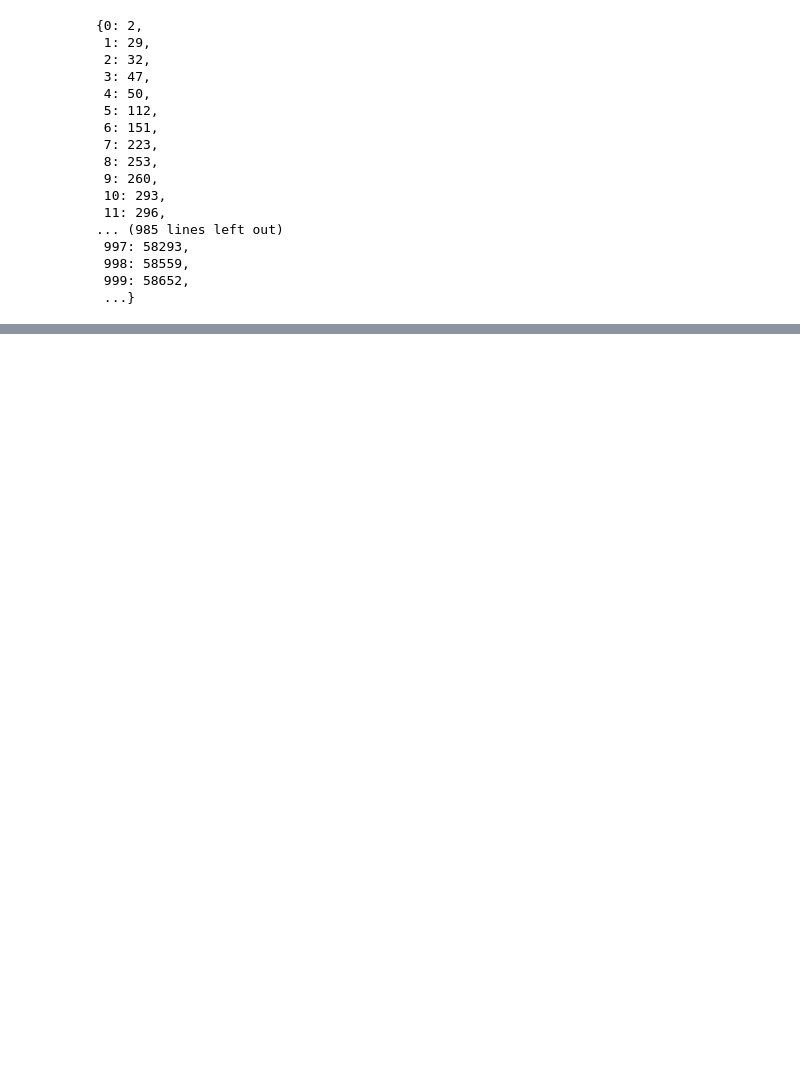
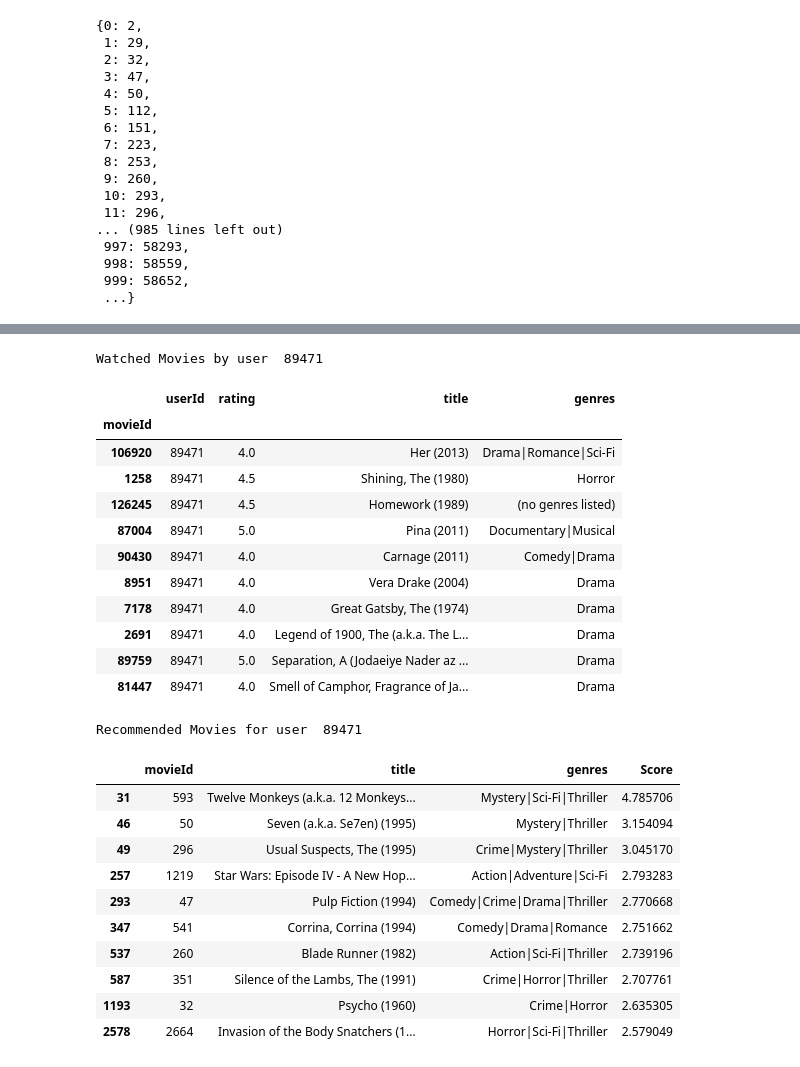
Before and after one commit to jcrigoni/grand_ml_project, a Jupyter notebook: New_Model_LightFM.ipynb, the cells around one changed output, grey strips where cells are left out. Drawn from its saved outputs; the diff is of its cells as text; code cells hidden in the pictures; blank space fills up the shorter version.

```diff
--- a/New_Model_LightFM.ipynb
+++ b/New_Model_LightFM.ipynb
@@ -246,4 +279,0 @@ test_interactions.size
-# %%
-n_users, n_items = test_interactions.shape
-hits = hit_rate*n_items
-hits/test_interactions.size
@@ -373,8 +416,10 @@ for i, (train, test) in enumerate(inverse_cross_validation_split(interactions, n
         epochs=50,
         num_threads=14,
         verbose=True,
+        item_features=processed_movie_features,
+        user_features=processed_user_features,
     )
-    results[i+1]=test_model(model,train,test)
+    results[i+1]=test_model(model,train,test,processed_movie_features,processed_user_features)
     print("Train set shape:", train.shape, "Test set shape:", test.shape)
 # %% [output]
 Fold 1
@@ -428,25 +477,25 @@ original_ratings = pd.read_csv("Data/Data_LightFm/ratings.csv")
 # %%
 movies_df = pd.read_csv("Data/archive/movie.csv")
 # %%
-def make_pred (user_id, model,movies_df,nb_preds):
+def make_pred (user_id, model,movies_df,nb_preds,processed_movie_features,processed_user_features):
+    n_items = dataset.item_features_shape()[0]
     mapped_user_id = dataset.mapping()[0][user_id]
     watched_movies = ratings_df[ratings_df["userId"]==user_id]["movieId"].values
     mapped_watched_movies = [dataset.mapping()[2][movie] for movie in watched_movies]
     non_watched_movies = np.setdiff1d(np.arange(n_items), mapped_watched_movies)
-    prediction = model.predict(mapped_user_id,non_watched_movies)
+    prediction = model.predict(user_ids=mapped_user_id,item_ids=non_watched_movies,item_features=processed_movie_features,user_features=processed_user_features)
     predicted_movies = prediction.argsort()[::-1] [:nb_preds]
     results = [items_mapping[item] for item in predicted_movies]
     recommended_movies = pd.DataFrame({"movieId":results,"title":movies_df[movies_df["movieId"].isin(results)]["title"],"genres":movies_df[movies_df["movieId"].isin(results)]["genres"],"Score":sorted(prediction)[::-1][:nb_preds]})
     return recommended_movies
 # %%
 def get_watched_movies(user_id):
-    # mapped_user_id = dataset.mapping()[0][user_id]
-    # watched_movies = interactions.tocsr()[mapped_user_id]
-    # watched_movies.indices
-    # mapped_watched_movies = [items_mapping[movie_id] for movie_id in watched_movies.indices]
-    # rated_watched_movies = pd.DataFrame({"movieId":mapped_watched_movies,"title":movies_df[movies_df.movieId.isin(mapped_watched_movies)].title}).merge(ratings_df[ratings_df.userId==user_id],on="movieId",how="left")
-    # return rated_watched_movies.sort_values("rating",ascending=False)
-    return original_ratings[original_ratings.userId==user_id].merge(movies_df,on="movieId",how="left").sort_values("rating",ascending=False)
+    mapped_user_id = dataset.mapping()[0][user_id]
+    watched_movies = interactions.tocsr()[mapped_user_id]
+    watched_movies.indices
+    mapped_watched_movies = [items_mapping[movie_id] for movie_id in watched_movies.indices]
+    rated_watched_movies = pd.DataFrame({"movieId":mapped_watched_movies,"title":movies_df[movies_df.movieId.isin(mapped_watched_movies)].title}).merge(ratings_df[ratings_df.userId==user_id],on="movieId",how="left")
+    return original_ratings[original_ratings.userId==user_id].merge(movies_df,on="movieId",how="left").sort_values("rating",ascending=False).set_index("movieId").loc[rated_watched_movies.sort_values("rating",ascending=False)["movieId"]]
 # %%
 def user_pred(user_id,nb_preds=10):
     print("Watched Movies by user ",user_id)
@@ -482,0 +505,28 @@ Recommended Movies for user  1609
+# %%
+user_pred(89471,nb_preds=10)
+# %% [output]
+Watched Movies by user  89471
+|  | userId | rating | title | genres |
+| movieId |  |  |  |  |
+| 106920 | 89471 | 4.0 | Her (2013) | Drama|Romance|Sci-Fi |
+| 1258 | 89471 | 4.5 | Shining, The (1980) | Horror |
+| 126245 | 89471 | 4.5 | Homework (1989) | (no genres listed) |
+| 87004 | 89471 | 5.0 | Pina (2011) | Documentary|Musical |
+| 90430 | 89471 | 4.0 | Carnage (2011) | Comedy|Drama |
+| 8951 | 89471 | 4.0 | Vera Drake (2004) | Drama |
+| 7178 | 89471 | 4.0 | Great Gatsby, The (1974) | Drama |
+| 2691 | 89471 | 4.0 | Legend of 1900, The (a.k.a. The L... | Drama |
+| 89759 | 89471 | 5.0 | Separation, A (Jodaeiye Nader az ... | Drama |
+| 81447 | 89471 | 4.0 | Smell of Camphor, Fragrance of Ja... | Drama |
+Recommended Movies for user  89471
+|  | movieId | title | genres | Score |
+| 31 | 593 | Twelve Monkeys (a.k.a. 12 Monkeys... | Mystery|Sci-Fi|Thriller | 4.785706 |
+| 46 | 50 | Seven (a.k.a. Se7en) (1995) | Mystery|Thriller | 3.154094 |
+| 49 | 296 | Usual Suspects, The (1995) | Crime|Mystery|Thriller | 3.045170 |
+| 257 | 1219 | Star Wars: Episode IV - A New Hop... | Action|Adventure|Sci-Fi | 2.793283 |
+| 293 | 47 | Pulp Fiction (1994) | Comedy|Crime|Drama|Thriller | 2.770668 |
+| 347 | 541 | Corrina, Corrina (1994) | Comedy|Drama|Romance | 2.751662 |
+| 537 | 260 | Blade Runner (1982) | Action|Sci-Fi|Thriller | 2.739196 |
+| 587 | 351 | Silence of the Lambs, The (1991) | Crime|Horror|Thriller | 2.707761 |
+| 1193 | 32 | Psycho (1960) | Crime|Horror | 2.635305 |
+| 2578 | 2664 | Invasion of the Body Snatchers (1... | Horror|Sci-Fi|Thriller | 2.579049 |
```
Also changed, not shown: parts of 44 cells of this notebook, 1 other file.
